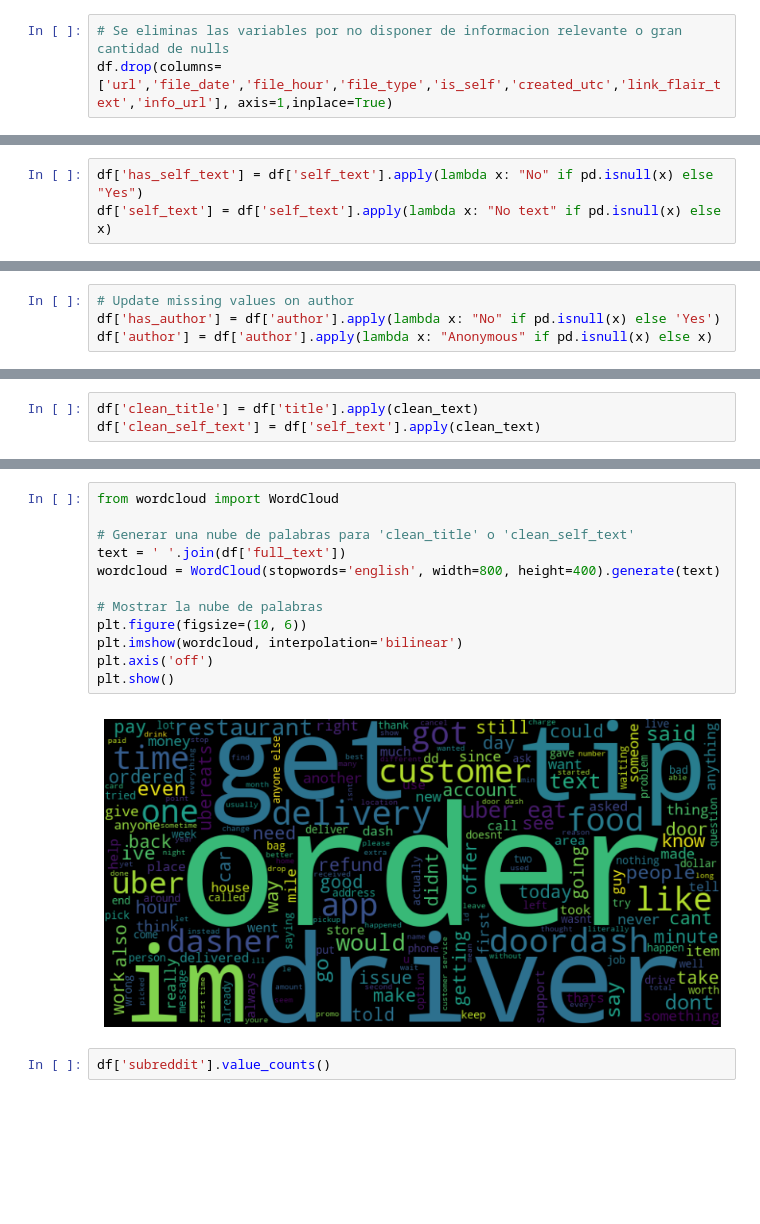
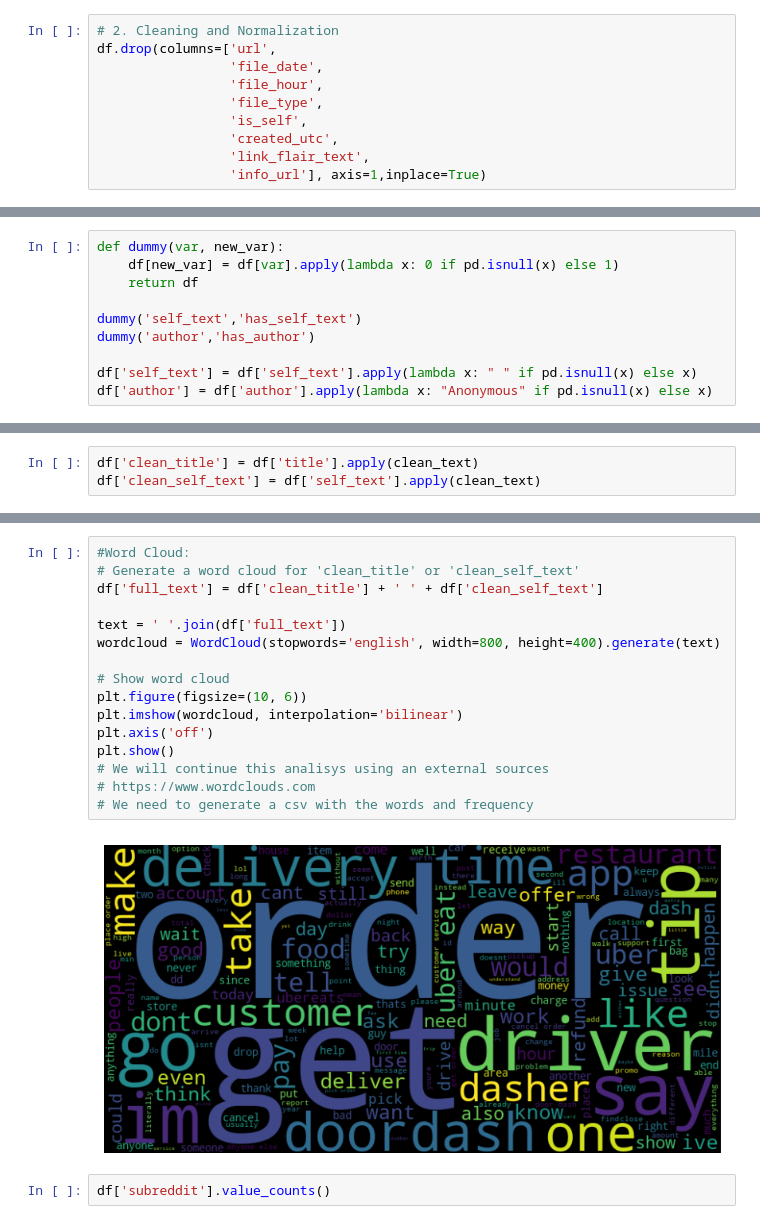
Before and after one commit to asalaslau/reddit_nlp_classifier, a Jupyter notebook: 2. Data Cleaning & EDA.ipynb, the cells around one changed output, grey strips where cells are left out. Cells and saved outputs as stored; diff of their text form; blank space fills up the shorter version.

```diff
--- a/2. Data Cleaning & EDA.ipynb
+++ b/2. Data Cleaning & EDA.ipynb
@@ -55,6 +75,13 @@ dtype: int64
 # %%
-# Se eliminas las variables por no disponer de informacion relevante o gran cantidad de nulls
-df.drop(columns=['url','file_date','file_hour','file_type','is_self','created_utc','link_flair_text','info_url'], axis=1,inplace=True)
+# 2. Cleaning and Normalization
+df.drop(columns=['url',
+                 'file_date',
+                 'file_hour',
+                 'file_type',
+                 'is_self',
+                 'created_utc',
+                 'link_flair_text',
+                 'info_url'], axis=1,inplace=True)
 # %%
 df.shape
 # %% [output]
@@ -62,6 +89,13 @@ df.shape
 # %%
-df['has_self_text'] = df['self_text'].apply(lambda x: "No" if pd.isnull(x) else "Yes")
-df['self_text'] = df['self_text'].apply(lambda x: "No text" if pd.isnull(x) else x)
+def dummy(var, new_var):
+    df[new_var] = df[var].apply(lambda x: 0 if pd.isnull(x) else 1)
+    return df
+
+dummy('self_text','has_self_text')
+dummy('author','has_author')
+
+df['self_text'] = df['self_text'].apply(lambda x: " " if pd.isnull(x) else x)
+df['author'] = df['author'].apply(lambda x: "Anonymous" if pd.isnull(x) else x)
 # %%
 df['has_self_text'].value_counts()
 # %% [output]
@@ -71,8 +105,4 @@ No      366
 Name: count, dtype: int64
-# %%
-# Update missing values on author
-df['has_author'] = df['author'].apply(lambda x: "No" if pd.isnull(x) else 'Yes')
-df['author'] = df['author'].apply(lambda x: "Anonymous" if pd.isnull(x) else x)
 # %%
 df.isnull().sum()
 # %% [output]
@@ -224,19 +251,23 @@ plt.show()
 # %% [output]
 [figure]
 # %%
-from wordcloud import WordCloud
+#Word Cloud:
+# Generate a word cloud for 'clean_title' or 'clean_self_text'
+df['full_text'] = df['clean_title'] + ' ' + df['clean_self_text']
 
-# Generar una nube de palabras para 'clean_title' o 'clean_self_text'
 text = ' '.join(df['full_text'])
 wordcloud = WordCloud(stopwords='english', width=800, height=400).generate(text)
 
-# Mostrar la nube de palabras
+# Show word cloud
 plt.figure(figsize=(10, 6))
 plt.imshow(wordcloud, interpolation='bilinear')
 plt.axis('off')
 plt.show()
+# We will continue this analisys using an external sources
+# https://www.wordclouds.com
+# We need to generate a csv with the words and frequency
 # %% [output]
-[figure, old version]
+[figure, new version]
 # %%
 df['subreddit'].value_counts()
 # %% [output]
```
Also changed, not shown: parts of 31 cells of this notebook, 13 other files.
